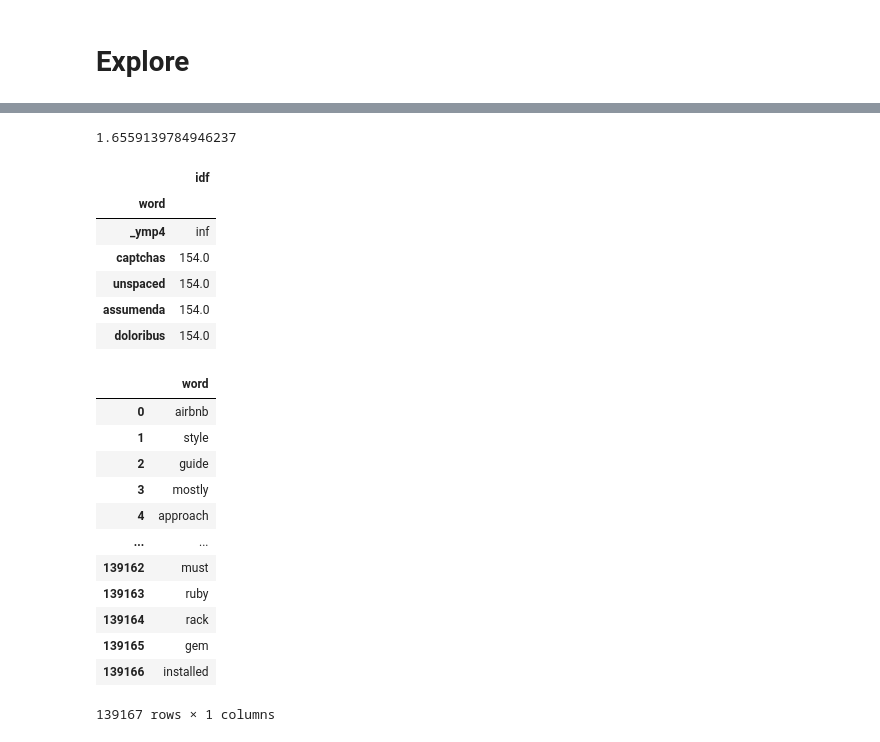
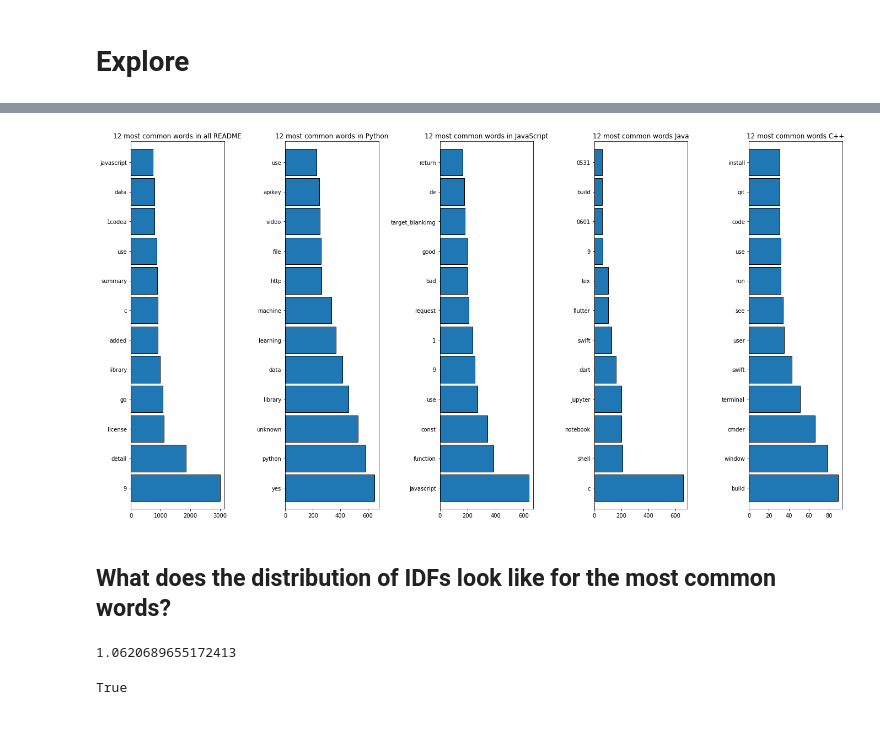
Before and after one commit to nlp-github-project/nlp-github-project, a Jupyter notebook: daniel_notes.ipynb, the cells around one changed output, grey strips where cells are left out. Cells and saved outputs as stored; diff of their text form; code cells hidden in the pictures.

```diff
--- a/daniel_notes.ipynb
+++ b/daniel_notes.ipynb
@@ -368,2 +379,8 @@ plt.tight_layout()
+# %%
+explore.most_common_words(df)
+# %% [output]
+[figure, added]
+# %% [markdown]
+## What does the distribution of IDFs look like for the most common words?
 # %%
 def idf(word):
@@ -371,7 +388,7 @@ def idf(word):
 # %%
-idf("script")
+idf("github")
 # %% [output]
-1.6559139784946237
+1.0620689655172413
 # %%
 test = df.clean_lemmatized.to_dict()
 # %%
@@ -380,35 +397,15 @@ for word in all_words:
     if len(word) < 10:
         new_words.append(word)
+# %%
+len(python_words[0]) < 10
+# %% [output]
+True
 # %%
 # put the unique words into a data frame
-(pd.DataFrame(dict(word=new_words))
+idf_df = (pd.DataFrame(dict(word=python_words))
  # calculate the idf for each word
- .assign(idf=lambda df: df.word.apply(idf))
+.assign(idf=lambda df: df.word.apply(idf))
  # sort the data for presentation purposes
- .set_index('word')
- .sort_values(by='idf', ascending=False)
- .head(5))
+.set_index('word')
+.sort_values(by='idf', ascending=False)
+.head(5))
-# %% [output]
-|  | idf |
-| word |  |
-| _ymp4 | inf |
-| captchas | 154.0 |
-| unspaced | 154.0 |
-| assumenda | 154.0 |
-| doloribus | 154.0 |
-# %%
-pd.DataFrame(dict(word=new_words))
-# %% [output]
-|  | word |
-| 0 | airbnb |
-| 1 | style |
-| 2 | guide |
-| 3 | mostly |
-| 4 | approach |
-| ... | ... |
-| 139162 | must |
-| 139163 | ruby |
-| 139164 | rack |
-| 139165 | gem |
-| 139166 | installed |
-139167 rows × 1 columns
```
Also changed, not shown: parts of 71 cells of this notebook, 3 other files.
